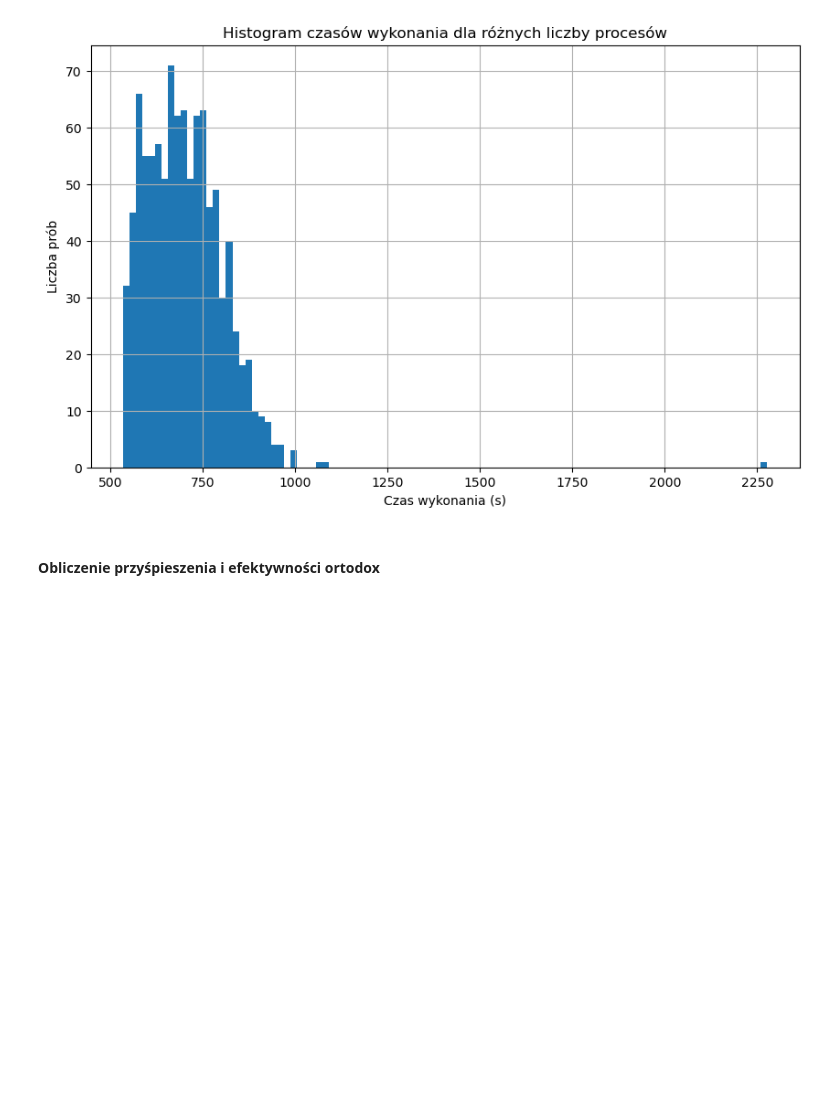
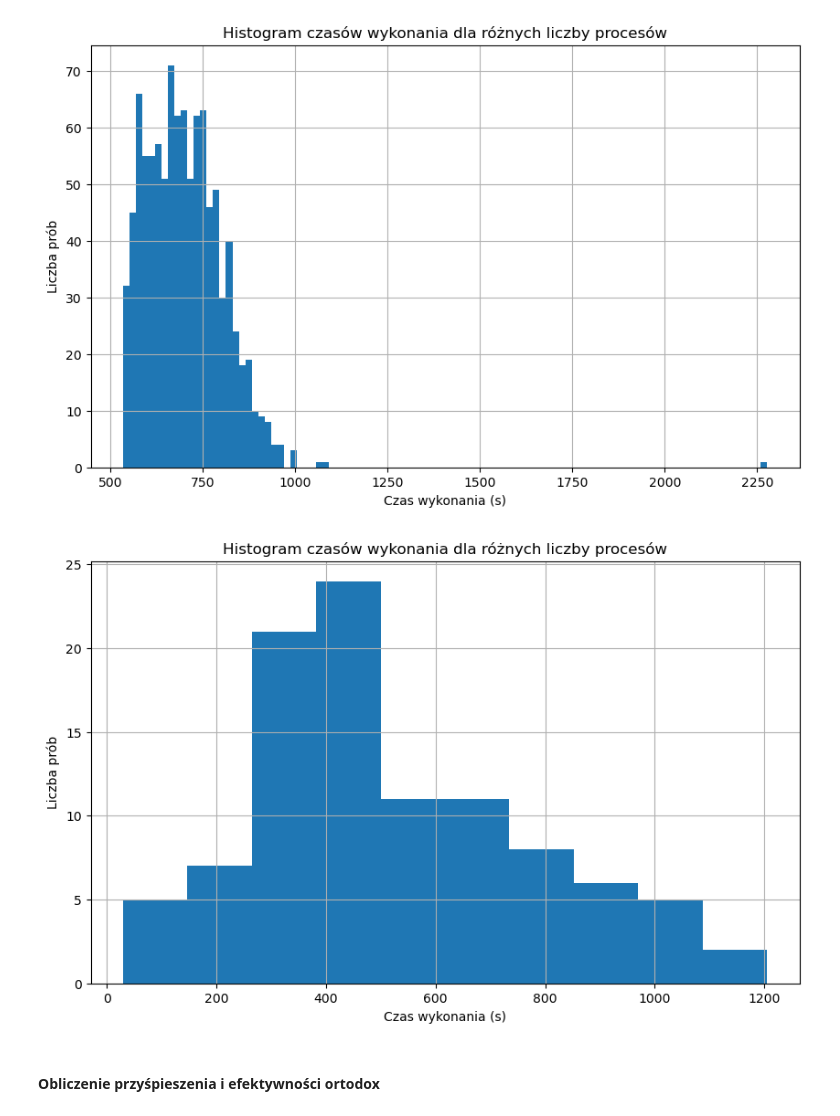
Before and after one commit to qert6g35/OWW, a Jupyter notebook: plots.ipynb, the cells around one changed output. Cells and saved outputs as stored; diff of their text form; code cells hidden in the pictures; blank space fills up the shorter version.

```diff
--- a/plots.ipynb
+++ b/plots.ipynb
@@ -9,7 +9,9 @@ import numpy as np
 #### Wczytywanie danych
 # %%
 file_name_1 = 'times.csv'
+file_name_comm = 'times_comm.csv'
 df = pd.read_csv(file_name_1)
+df2 = pd.read_csv(file_name_comm)
 df.head()
 # %% [output]
 |  | processes | size | time |
@@ -41,6 +43,10 @@ def plot_histogram(_df,proc,size,bins):
 plot_histogram(df,32,1000,100)
 # %% [output]
 [figure]
+# %%
+plot_histogram(df2,32,1000,10)
+# %% [output]
+[figure, added]
 # %% [markdown]
 #### Obliczenie przyśpieszenia i efektywności ortodox
 # %%
```
Also changed, not shown: parts of 2 cells of this notebook.
